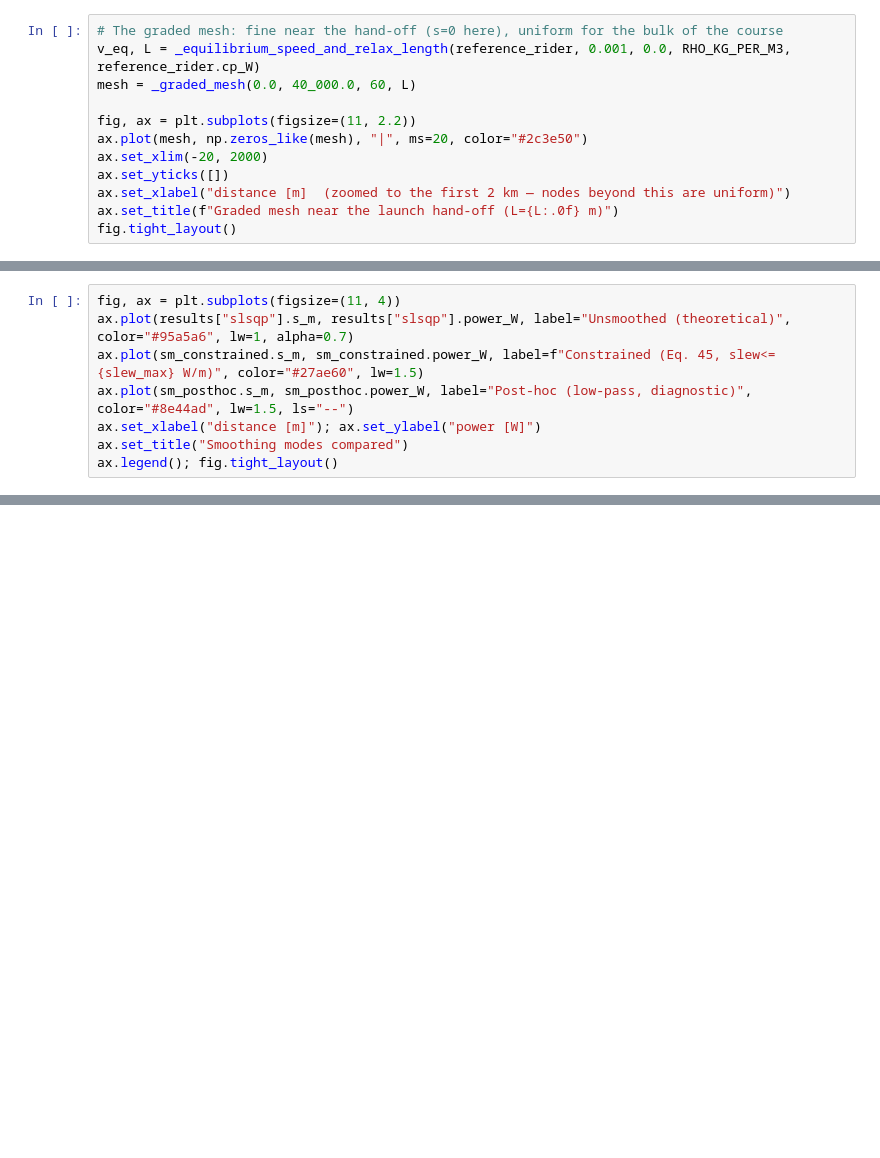
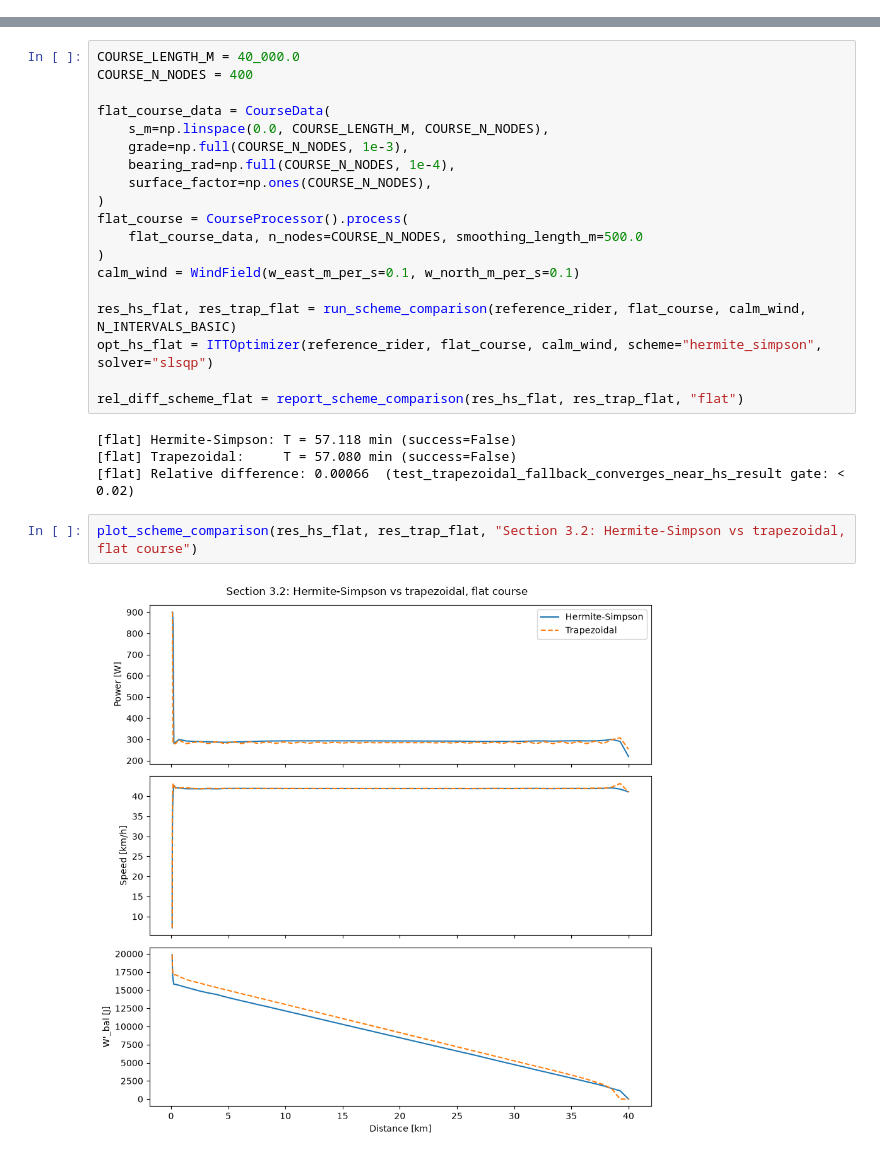
Before and after one commit to d0martins/TTT-strat, a Jupyter notebook: notebooks/phase1_optimizer.ipynb, the cells around one changed output, grey strips where cells are left out. Drawn from its saved outputs; the diff is of its cells as text; blank space fills up the shorter version.

```diff
--- a/notebooks/phase1_optimizer.ipynb
+++ b/notebooks/phase1_optimizer.ipynb
@@ -170,12 +0,0 @@ Reference rider, steep 8% climb      v_eq= 4.42 m/s   L=  20.6 m
-# %%
-# The graded mesh: fine near the hand-off (s=0 here), uniform for the bulk of the course
-v_eq, L = _equilibrium_speed_and_relax_length(reference_rider, 0.001, 0.0, RHO_KG_PER_M3, reference_rider.cp_W)
-mesh = _graded_mesh(0.0, 40_000.0, 60, L)
-
-fig, ax = plt.subplots(figsize=(11, 2.2))
-ax.plot(mesh, np.zeros_like(mesh), "|", ms=20, color="#2c3e50")
-ax.set_xlim(-20, 2000)
-ax.set_yticks([])
-ax.set_xlabel("distance [m]  (zoomed to the first 2 km — nodes beyond this are uniform)")
-ax.set_title(f"Graded mesh near the launch hand-off (L={L:.0f} m)")
-fig.tight_layout()
@@ -202,8 +0,0 @@ Post-hoc (diagnostic only):          T=3424.07s   w_prime_violated=True
-# %%
-fig, ax = plt.subplots(figsize=(11, 4))
-ax.plot(results["slsqp"].s_m, results["slsqp"].power_W, label="Unsmoothed (theoretical)", color="#95a5a6", lw=1, alpha=0.7)
-ax.plot(sm_constrained.s_m, sm_constrained.power_W, label=f"Constrained (Eq. 45, slew<={slew_max} W/m)", color="#27ae60", lw=1.5)
-ax.plot(sm_posthoc.s_m, sm_posthoc.power_W, label="Post-hoc (low-pass, diagnostic)", color="#8e44ad", lw=1.5, ls="--")
-ax.set_xlabel("distance [m]"); ax.set_ylabel("power [W]")
-ax.set_title("Smoothing modes compared")
-ax.legend(); fig.tight_layout()
@@ -263,0 +377,27 @@ Giro 2026 Stage 10 (ITT)    simulated= 42.59 min   real= 45.88 min (Filippo Gann
+# %%
+COURSE_LENGTH_M = 40_000.0
+COURSE_N_NODES = 400
+
+flat_course_data = CourseData(
+    s_m=np.linspace(0.0, COURSE_LENGTH_M, COURSE_N_NODES),
+    grade=np.full(COURSE_N_NODES, 1e-3),
+    bearing_rad=np.full(COURSE_N_NODES, 1e-4),
+    surface_factor=np.ones(COURSE_N_NODES),
+)
+flat_course = CourseProcessor().process(
+    flat_course_data, n_nodes=COURSE_N_NODES, smoothing_length_m=500.0
+)
+calm_wind = WindField(w_east_m_per_s=0.1, w_north_m_per_s=0.1)
+
+res_hs_flat, res_trap_flat = run_scheme_comparison(reference_rider, flat_course, calm_wind, N_INTERVALS_BASIC)
+opt_hs_flat = ITTOptimizer(reference_rider, flat_course, calm_wind, scheme="hermite_simpson", solver="slsqp")
+
+rel_diff_scheme_flat = report_scheme_comparison(res_hs_flat, res_trap_flat, "flat")
+# %% [output]
+[flat] Hermite-Simpson: T = 57.118 min (success=False)
+[flat] Trapezoidal:     T = 57.080 min (success=False)
+[flat] Relative difference: 0.00066  (test_trapezoidal_fallback_converges_near_hs_result gate: < 0.02)
+# %%
+plot_scheme_comparison(res_hs_flat, res_trap_flat, "Section 3.2: Hermite-Simpson vs trapezoidal, flat course")
+# %% [output]
+[figure, added]
```
Also changed, not shown: parts of 114 cells of this notebook.
